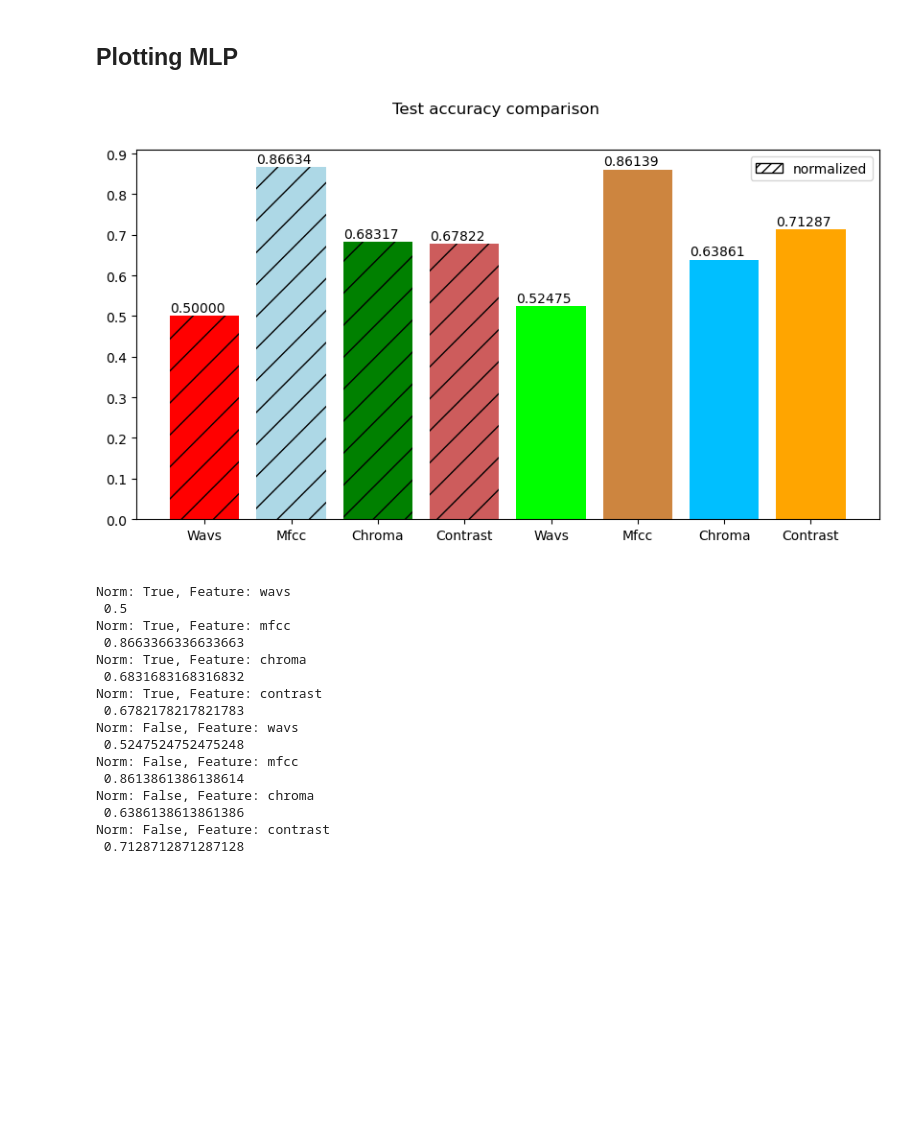
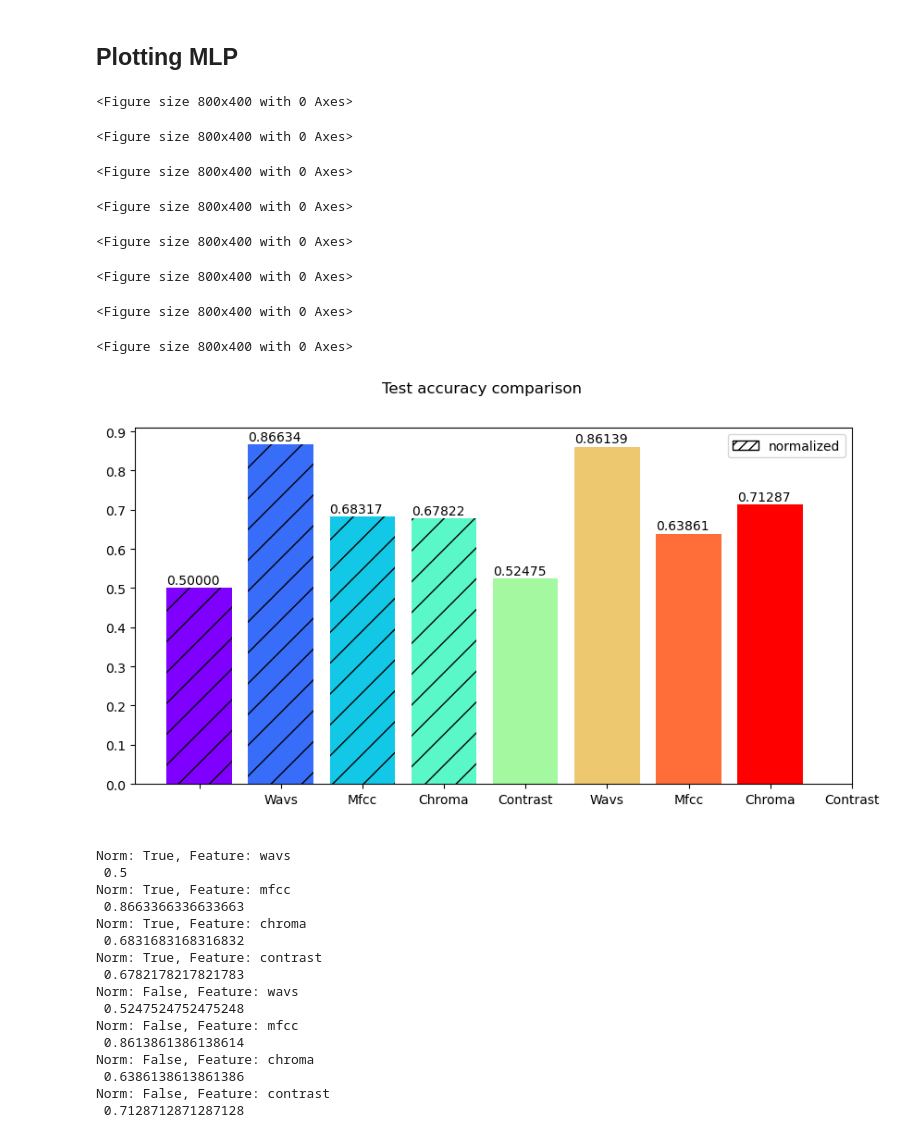
Before and after one commit to Borzoneg/Identity-recognition-from-audio, a Jupyter notebook: src/main.ipynb, the cells around one changed output. Cells and saved outputs as stored; diff of their text form; code cells hidden in the pictures; blank space fills up the shorter version.

Commit message:
Better plotting

```diff
--- a/src/main.ipynb
+++ b/src/main.ipynb
@@ -585,8 +585,9 @@ with open("../data/mlp_results.txt") as  f:
         line_list = lines[i].split(":")
         if len(line_list) == 3:
 
-            # fig = plt.figure(figsize=(8, 4))
-            # fig.suptitle(lines[i])
+            fig = plt.figure(figsize=(8, 4))
+            title_str = lines[i].replace('\n', '').replace('Norm', '').replace('Feature', '').replace(':', '').replace(',', '_').replace(' ', '')
+            fig.suptitle(title_str)
 
             train_losses = np.array(lines[i+1].split(':')[1].replace('[', '').replace(']', '').replace(' ', '').replace('\n', '').split(',')).astype(float)
             train_accuracies = np.array(lines[i+2].split(':')[1].replace('[', '').replace(']', '').replace(' ', '').replace('\n', '').split(',')).astype(float)
@@ -594,7 +595,6 @@ with open("../data/mlp_results.txt") as  f:
             valid_accuracies = np.array(lines[i+4].split(':')[1].replace('[', '').replace(']', '').replace(' ', '').replace('\n', '').split(',')).astype(float)
             test_acc[lines[i]] = float(lines[i+5].split(':')[1])
             test_acc_line =np.full((valid_losses.shape), test_acc[lines[i]])
-            continue
             i += 5
 
             plt.subplot(1, 2, 1)
@@ -613,52 +613,67 @@ with open("../data/mlp_results.txt") as  f:
 
             plt.plot(train_accuracies, label='train', c='blue')
             plt.plot(valid_accuracies, label='valid', c='green')
             plt.plot(test_acc_line, label='test', ls='--', c='red')
             plt.legend()
             plt.grid()
 
             plt.tight_layout()
+            plt.savefig('../data/MLP/' + title_str + '.png')
             plt.show()
+
     fig = plt.figure(figsize=(10,5))
     fig.suptitle('Test accuracy comparison')
-    clrs = ['red', 'lightblue', 'green', 'indianred', 'lime', 'peru', 'deepskyblue', 'orange']
+
+    clrs = plt.cm.rainbow(np.linspace(0, 1, 8))
+
     ax = fig.add_subplot()
-    ax.set_yticks(np.arange(0, 1, 0.1))
+
     bars = plt.bar(range(len(test_acc)), list(test_acc.values()), hatch=['/', '/', '/', '/', '', '', '', ''], width=0.8, color=clrs)
     xlabels = ['']
     for bar, feature in zip(bars, test_acc):
         if bar.get_height() > 0:
             feature_string = feature.replace(':','').replace(', Feature', '').replace(' ', '').replace('Norm', '').replace('False', '').replace('True', '')
             if 'False' in feature_string:
                 feature_string = feature_string.replace('Norm', '').replace('False', '')
             else:
                 feature_string = feature_string.replace('True', '')
             ax.text(bar.get_x(), bar.get_height() + 0.01, "{0:.5f}".format(bar.get_height()))
             xlabels.append(feature_string.capitalize())
+    ax.set_yticks(np.arange(0, 1, 0.1))
+    ax.set_xticks(range(len(xlabels)))
     ax.set_xticklabels(xlabels)
+
     legend_patches = [mpatches.Patch(hatch='///', edgecolor='black', fill=False, label='normalized')]
+    plt.legend(handles=legend_patches)
 
-    # for i, key in enumerate(test_acc):
-    #     legend_patches.append(mpatches.Patch(color=clrs[i], label=key))
-    plt.legend(handles=legend_patches)
+    plt.savefig('../data/MLP/test_acc.png')
     plt.show()
+
     for key in test_acc:
         print(key, test_acc[key])
 # %% [output]
+<Figure size 800x400 with 0 Axes>
+<Figure size 800x400 with 0 Axes>
+<Figure size 800x400 with 0 Axes>
+<Figure size 800x400 with 0 Axes>
+<Figure size 800x400 with 0 Axes>
+<Figure size 800x400 with 0 Axes>
+<Figure size 800x400 with 0 Axes>
+<Figure size 800x400 with 0 Axes>
-[figure, old version]
+[figure, new version]
-Norm: True, Feature: wavs
- 0.5
-Norm: True, Feature: mfcc
- 0.8663366336633663
-Norm: True, Feature: chroma
- 0.6831683168316832
-Norm: True, Feature: contrast
- 0.6782178217821783
-Norm: False, Feature: wavs
- 0.5247524752475248
-Norm: False, Feature: mfcc
- 0.8613861386138614
-Norm: False, Feature: chroma
- 0.6386138613861386
-Norm: False, Feature: contrast
- 0.7128712871287128
+Norm: True, Feature: wavs
+ 0.5
+Norm: True, Feature: mfcc
+ 0.8663366336633663
+Norm: True, Feature: chroma
+ 0.6831683168316832
+Norm: True, Feature: contrast
+ 0.6782178217821783
+Norm: False, Feature: wavs
+ 0.5247524752475248
+Norm: False, Feature: mfcc
+ 0.8613861386138614
+Norm: False, Feature: chroma
+ 0.6386138613861386
+Norm: False, Feature: contrast
+ 0.7128712871287128
```
Also changed, not shown: parts of 2 cells of this notebook, 2 other files.
